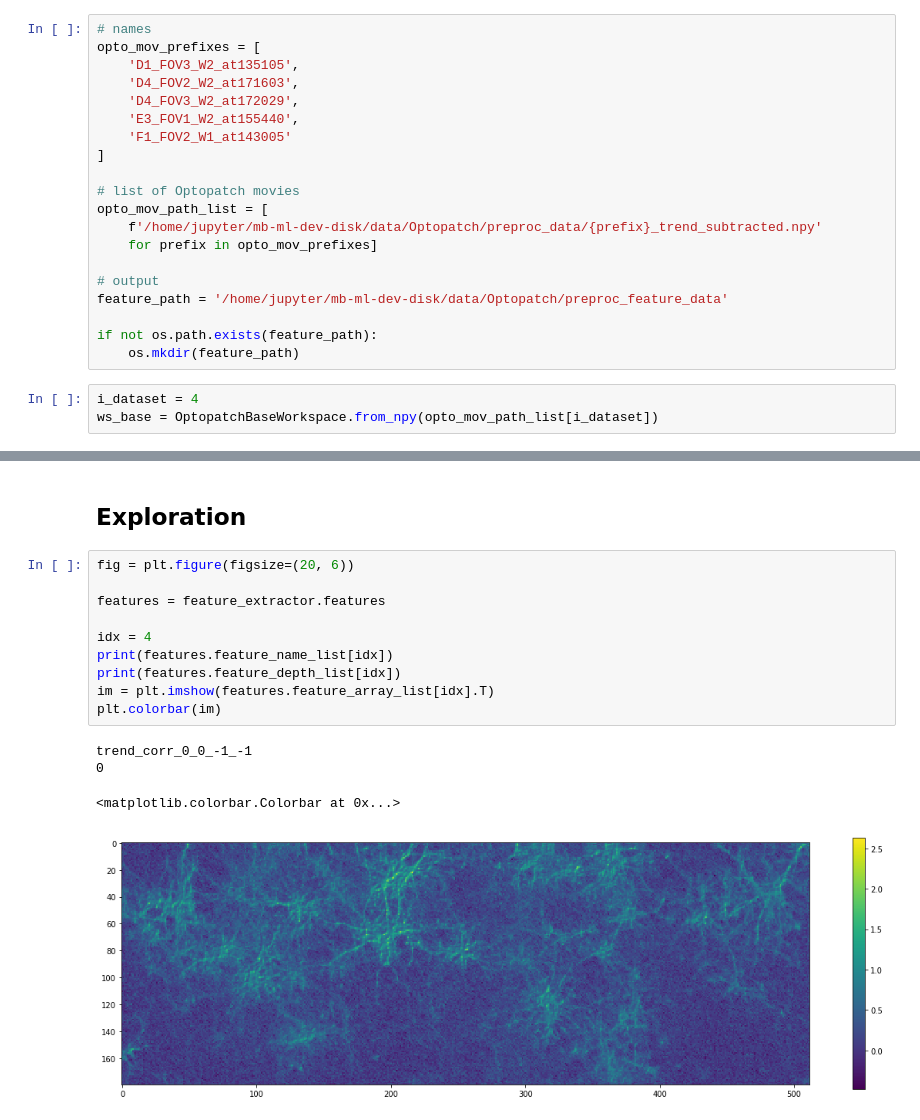
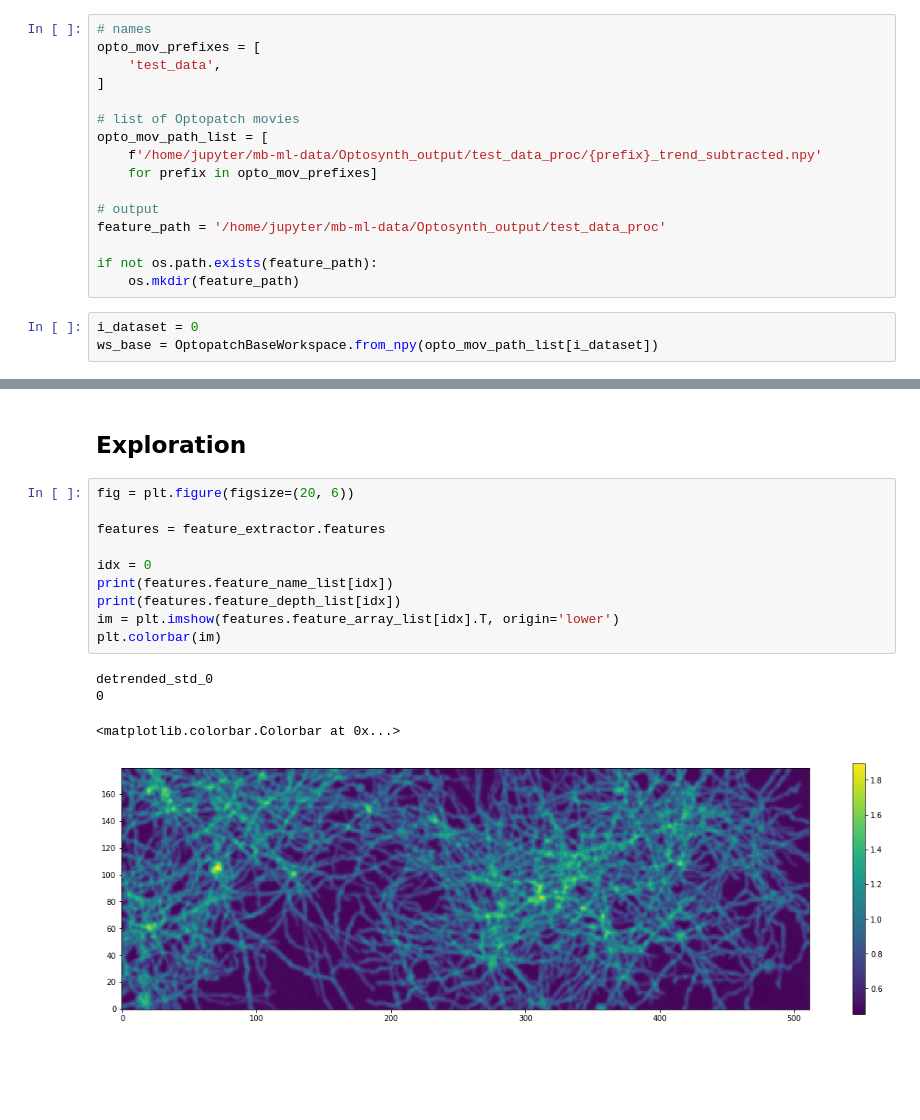
Before and after one commit to cellarium-ai/CellMincer, a Jupyter notebook: notebooks/cellmincer_dxa.ipynb, the cells around one changed output, grey strips where cells are left out. Drawn from its saved outputs; the diff is of its cells as text; blank space fills up the shorter version.

```diff
--- a/notebooks/cellmincer_dxa.ipynb
+++ b/notebooks/cellmincer_dxa.ipynb
@@ -39,24 +39,20 @@ torch.backends.cudnn.benchmark = True
 # %%
 # names
 opto_mov_prefixes = [
-    'D1_FOV3_W2_at135105',
-    'D4_FOV2_W2_at171603',
-    'D4_FOV3_W2_at172029',
-    'E3_FOV1_W2_at155440',
-    'F1_FOV2_W1_at143005'
+    'test_data',
 ]
 
 # list of Optopatch movies
 opto_mov_path_list = [
-    f'/home/jupyter/mb-ml-dev-disk/data/Optopatch/preproc_data/{prefix}_trend_subtracted.npy'
+    f'/home/jupyter/mb-ml-data/Optosynth_output/test_data_proc/{prefix}_trend_subtracted.npy'
     for prefix in opto_mov_prefixes]
 
 # output
-feature_path = '/home/jupyter/mb-ml-dev-disk/data/Optopatch/preproc_feature_data'
+feature_path = '/home/jupyter/mb-ml-data/Optosynth_output/test_data_proc'
 
 if not os.path.exists(feature_path):
     os.mkdir(feature_path)
 # %%
-i_dataset = 4
+i_dataset = 0
 ws_base = OptopatchBaseWorkspace.from_npy(opto_mov_path_list[i_dataset])
 # %% [output]
@@ -104,15 +107,15 @@ with open(os.path.join(feature_path, opto_mov_prefixes[i_dataset] + "__features.
 # %%
 fig = plt.figure(figsize=(20, 6))
 
 features = feature_extractor.features
 
-idx = 4
+idx = 0
 print(features.feature_name_list[idx])
 print(features.feature_depth_list[idx])
-im = plt.imshow(features.feature_array_list[idx].T)
+im = plt.imshow(features.feature_array_list[idx].T, origin='lower')
 plt.colorbar(im)
 # %% [output]
-trend_corr_0_0_-1_-1
+detrended_std_0
 0
 <matplotlib.colorbar.Colorbar at 0x...>
-[figure, old version]
+[figure, new version]
```
Also changed, not shown: parts of 3 cells of this notebook, 7 other files.
